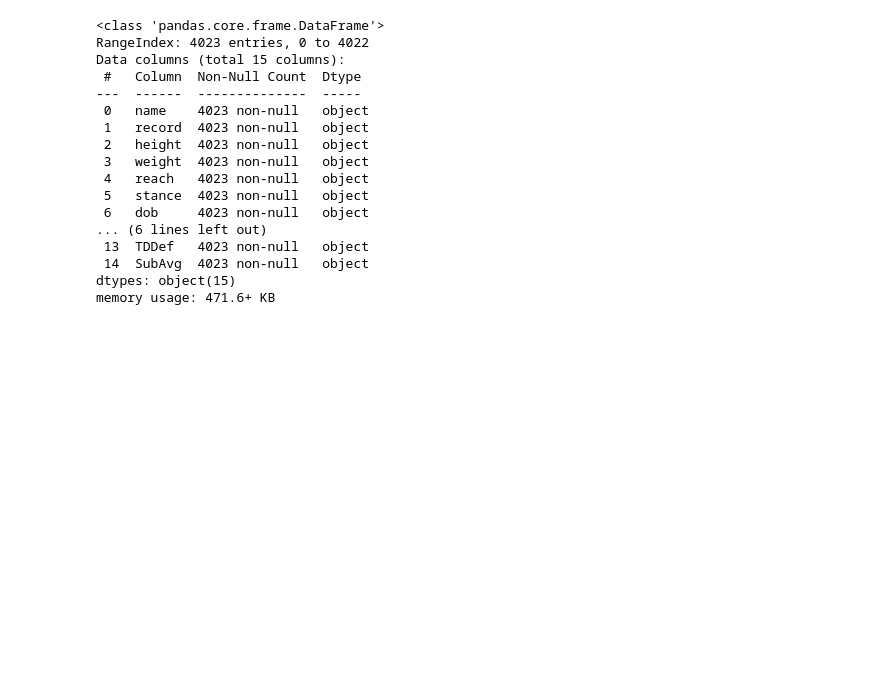
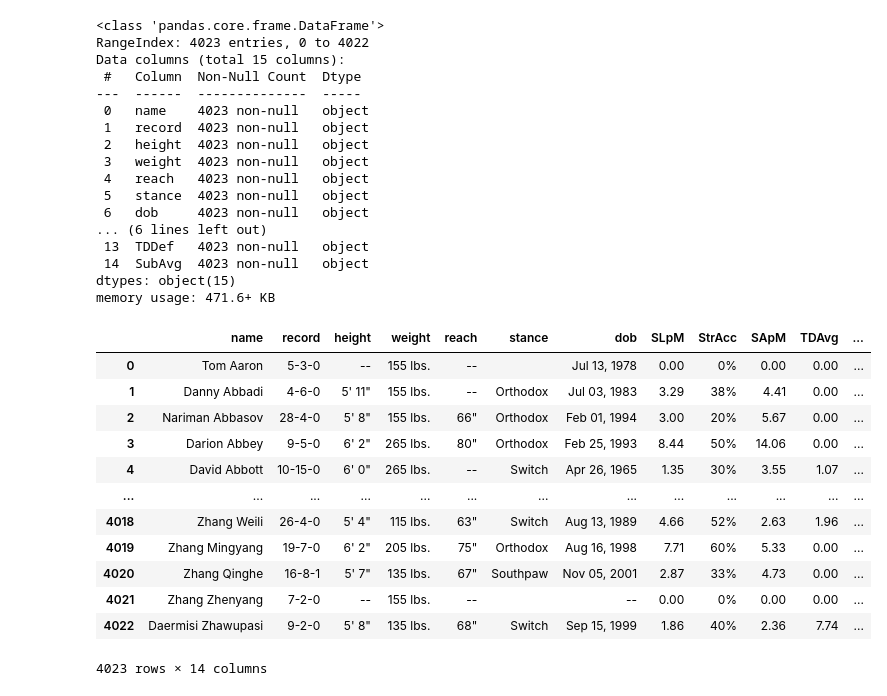
Before and after one commit to LLWICK/UFC-Fight-Winner-Predictor-Machine-learning, a Jupyter notebook: data_scraper/data_scraper.ipynb, the cells around one changed output. Saved outputs shown, nothing was run; the diff lists cells and outputs as text; code cells hidden in the pictures; blank space fills up the shorter version.

```diff
--- a/data_scraper/data_scraper.ipynb
+++ b/data_scraper/data_scraper.ipynb
@@ -503,3 +503,21 @@ dtypes: object(15)
 memory usage: 471.6+ KB
 # %%
 df_fighters_final.to_csv('ufc_fighters.csv', index=False)
+# %%
+df_fighters_final.drop(columns='StrDef', inplace=True)
+# %%
+df_fighters_final
+# %% [output]
+|  | name | record | height | weight | reach | stance | dob | SLpM | StrAcc | SApM | TDAvg | ... |
+| 0 | Tom Aaron | 5-3-0 | -- | 155 lbs. | -- |  | Jul 13, 1978 | 0.00 | 0% | 0.00 | 0.00 | ... |
+| 1 | Danny Abbadi | 4-6-0 | 5' 11" | 155 lbs. | -- | Orthodox | Jul 03, 1983 | 3.29 | 38% | 4.41 | 0.00 | ... |
+| 2 | Nariman Abbasov | 28-4-0 | 5' 8" | 155 lbs. | 66" | Orthodox | Feb 01, 1994 | 3.00 | 20% | 5.67 | 0.00 | ... |
+| 3 | Darion Abbey | 9-5-0 | 6' 2" | 265 lbs. | 80" | Orthodox | Feb 25, 1993 | 8.44 | 50% | 14.06 | 0.00 | ... |
+| 4 | David Abbott | 10-15-0 | 6' 0" | 265 lbs. | -- | Switch | Apr 26, 1965 | 1.35 | 30% | 3.55 | 1.07 | ... |
+| ... | ... | ... | ... | ... | ... | ... | ... | ... | ... | ... | ... | ... |
+| 4018 | Zhang Weili | 26-4-0 | 5' 4" | 115 lbs. | 63" | Switch | Aug 13, 1989 | 4.66 | 52% | 2.63 | 1.96 | ... |
+| 4019 | Zhang Mingyang | 19-7-0 | 6' 2" | 205 lbs. | 75" | Orthodox | Aug 16, 1998 | 7.71 | 60% | 5.33 | 0.00 | ... |
+| 4020 | Zhang Qinghe | 16-8-1 | 5' 7" | 135 lbs. | 67" | Southpaw | Nov 05, 2001 | 2.87 | 33% | 4.73 | 0.00 | ... |
+| 4021 | Zhang Zhenyang | 7-2-0 | -- | 155 lbs. | -- |  | -- | 0.00 | 0% | 0.00 | 0.00 | ... |
+| 4022 | Daermisi Zhawupasi | 9-2-0 | 5' 8" | 135 lbs. | 68" | Switch | Sep 15, 1999 | 1.86 | 40% | 2.36 | 7.74 | ... |
+4023 rows × 14 columns
```
